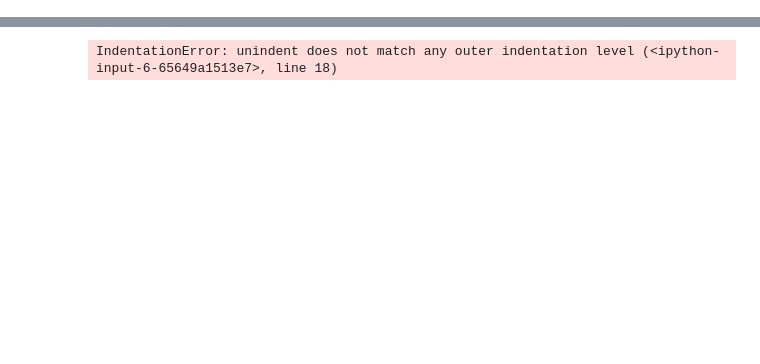
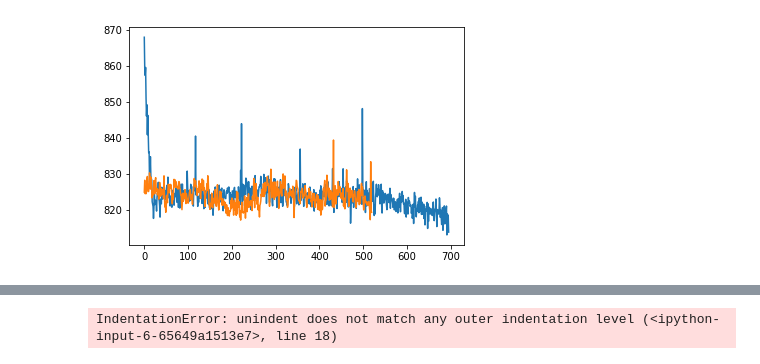
Before and after one commit to jcouto/labcams, a Jupyter notebook: notebooks/pco_develop.ipynb, the cells around one changed output, grey strips where cells are left out. Drawn from its saved outputs; the diff is of its cells as text; code cells hidden in the pictures; blank space fills up the shorter version.

```diff
--- a/notebooks/pco_develop.ipynb
+++ b/notebooks/pco_develop.ipynb
@@ -262,0 +5,9 @@ class PCOCam(GenericCam):
+# %%
+import pylab as plt
+%matplotlib inline
+#plt.imshow(cam.img)
+plt.plot(cam.img.mean(axis = 0))
+plt.plot(cam.img.mean(axis = 1))
+plt.show()
+# %% [output]
+[figure, added]
```
Also changed, not shown: parts of 6 cells of this notebook, 1 other file.
